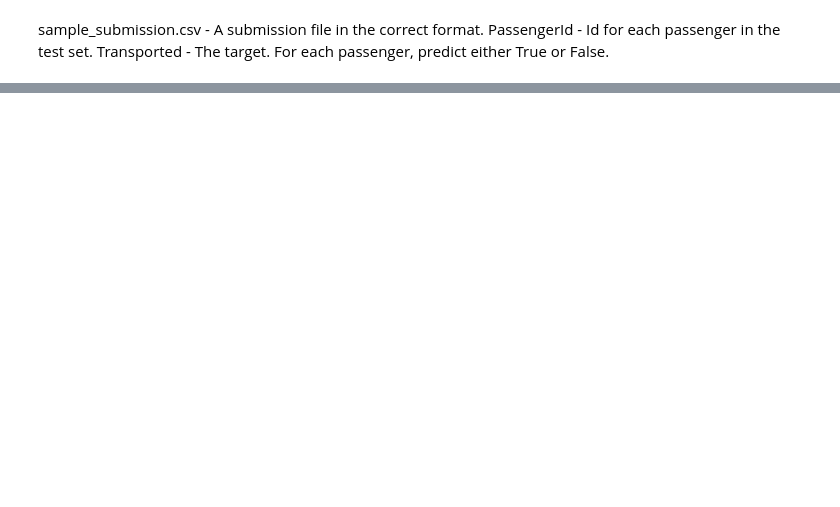
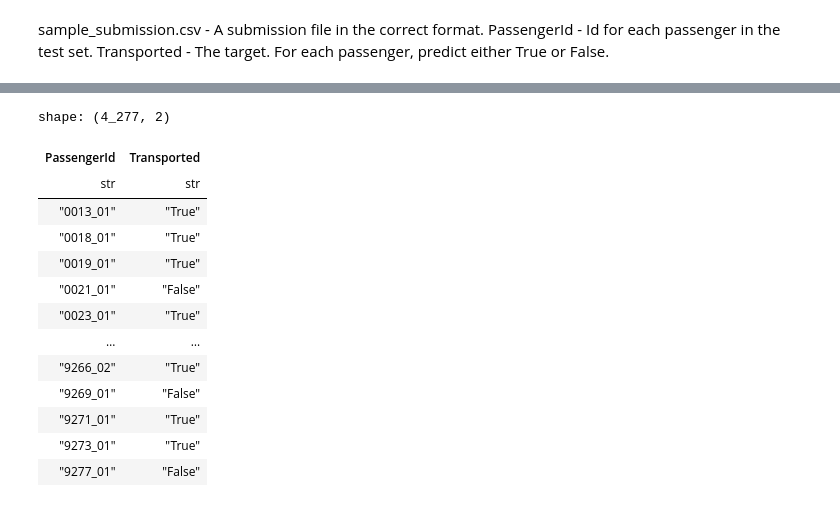
Before and after one commit to 1pawn0/Kaggle-Competitions, a Jupyter notebook: Competition-Notebooks/Spaceship-Titanic/model-training.ipynb, the cells around one changed output, grey strips where cells are left out. Saved outputs shown, nothing was run; the diff lists cells and outputs as text; code cells hidden in the pictures; blank space fills up the shorter version.

```diff
--- a/Competition-Notebooks/Spaceship-Titanic/model-training.ipynb
+++ b/Competition-Notebooks/Spaceship-Titanic/model-training.ipynb
@@ -14,15 +21,20 @@ test_df = pl.read_parquet('test_df.parquet')
 # %%
 classifier = sklearn.ensemble.HistGradientBoostingClassifier(
     learning_rate=0.1,
-    max_iter=1000,
+    max_iter=2000,
     max_leaf_nodes=None,
     max_depth=None,
-    min_samples_leaf=10,
+    min_samples_leaf=32,
     l2_regularization=1.0,
+    max_features=0.7,
     categorical_features="from_dtype",
     warm_start=True,
     scoring="f1",
-    validation_fraction=0.2,
-    verbose=1,
+    validation_fraction=0.3,
+    verbose=2,
     random_state=42,
 )
+# %%
+classifier.fit(X, y)
+score = classifier.score(X, y)
+print('Score:', score)
@@ -28,0 +59,25 @@ classifier = sklearn.ensemble.HistGradientBoostingClassifier(
+# %%
+pred_proba = classifier.predict_proba(X_test)
+preds = classifier.predict(X_test)
+# %%
+test_csv = pl.read_csv('test.csv')
+transported = pl.Series('Transported', preds).cast(pl.String).str.to_titlecase()
+submission_df = test_csv.select('PassengerId').hstack(pl.DataFrame(transported))
+submission_df.write_csv('spaceship-titanic-submission.csv')
+# %%
+submission_df
+# %% [output]
+shape: (4_277, 2)
+| PassengerId | Transported |
+| str | str |
+| "0013_01" | "True" |
+| "0018_01" | "True" |
+| "0019_01" | "True" |
+| "0021_01" | "False" |
+| "0023_01" | "True" |
+| … | … |
+| "9266_02" | "True" |
+| "9269_01" | "False" |
+| "9271_01" | "True" |
+| "9273_01" | "True" |
+| "9277_01" | "False" |
```
Also changed, not shown: parts of 2 cells of this notebook, 3 other files.
